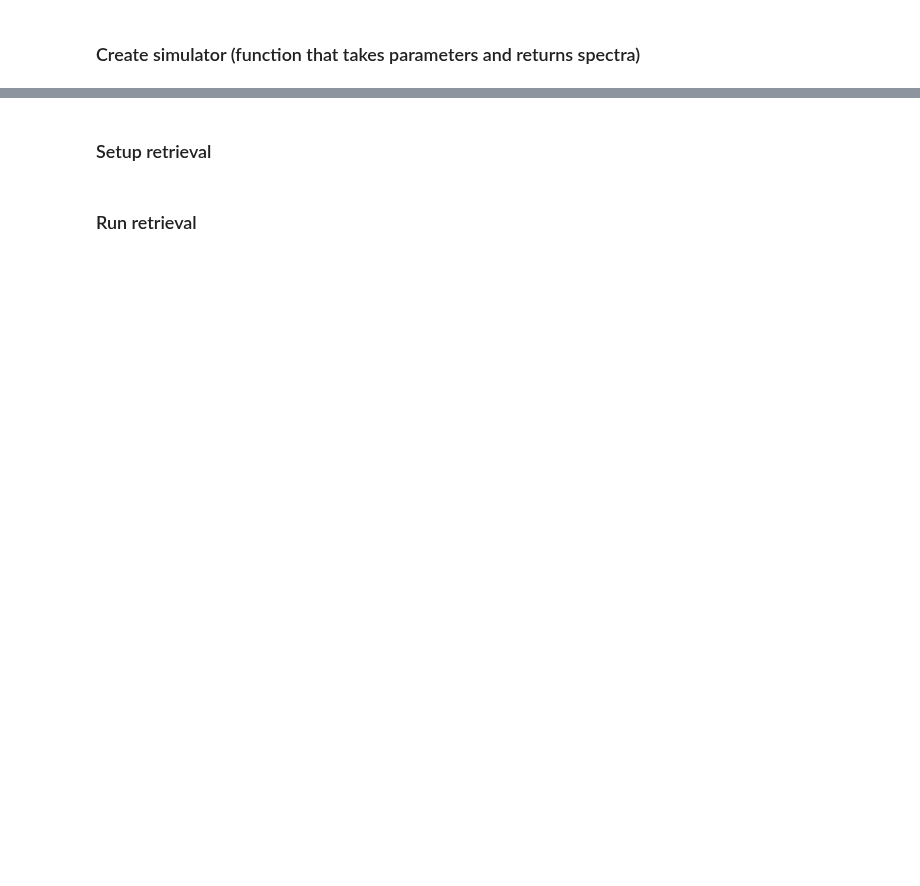
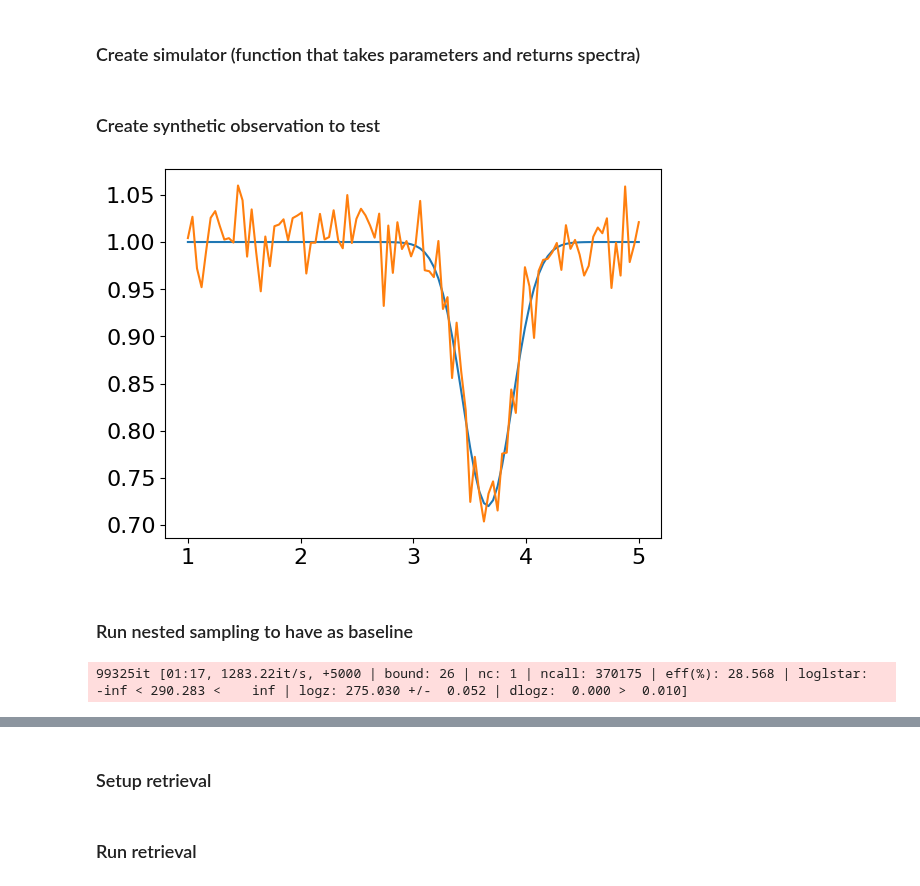
Before and after one commit to franciscoardevolmartinez/FlopPITy, a Jupyter notebook: examples/Example.ipynb, the cells around one changed output, grey strips where cells are left out. Drawn from its saved outputs; the diff is of its cells as text; code cells hidden in the pictures; blank space fills up the shorter version.

```diff
--- a/examples/Example.ipynb
+++ b/examples/Example.ipynb
@@ -41,3 +41,19 @@ def simulator(obs, pars, thread=0):
         for i in trange(len(c)):
             x[key][i]=gaussian(wvl, c[i], s[i], a[i])
     return x
+# %% [markdown]
+### Create synthetic observation to test
+# %%
+wvl = np.linspace(1,5,100)
+f = gaussian(wvl, [3.66], [0.22], [0.28])
+noise=0.03*np.random.standard_normal(len(wvl))
+plt.plot(wvl, f)
+plt.plot(wvl, f+noise)
+
+synthobs = helpers.create_obs_file(wvl, f+noise, 0.03*np.ones_like(f))
+
+np.savetxt("../src/floppity/data/obs_3.66_0.22_0.28.txt", synthobs)
+# %% [output]
+[figure, added]
+# %% [markdown]
+### Run nested sampling to have as baseline
@@ -43,0 +80,5 @@ def simulator(obs, pars, thread=0):
+# %%
+sampler = dynesty.NestedSampler(log_likelihood, ptform, 3, nlive=5000)
+sampler.run_nested(dlogz=0.01)
+# %% [output]
+99325it [01:17, 1283.22it/s, +5000 | bound: 26 | nc: 1 | ncall: 370175 | eff(%): 28.568 | loglstar:   -inf < 290.283 <    inf | logz: 275.030 +/-  0.052 | dlogz:  0.000 >  0.010]
```
Also changed, not shown: parts of 13 cells of this notebook, 5 other files.
